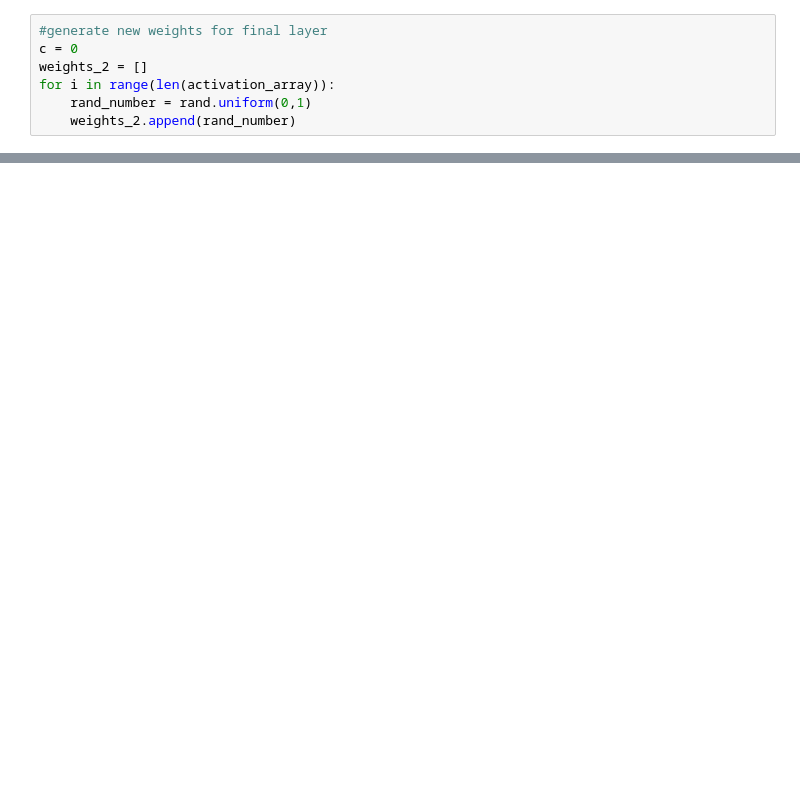
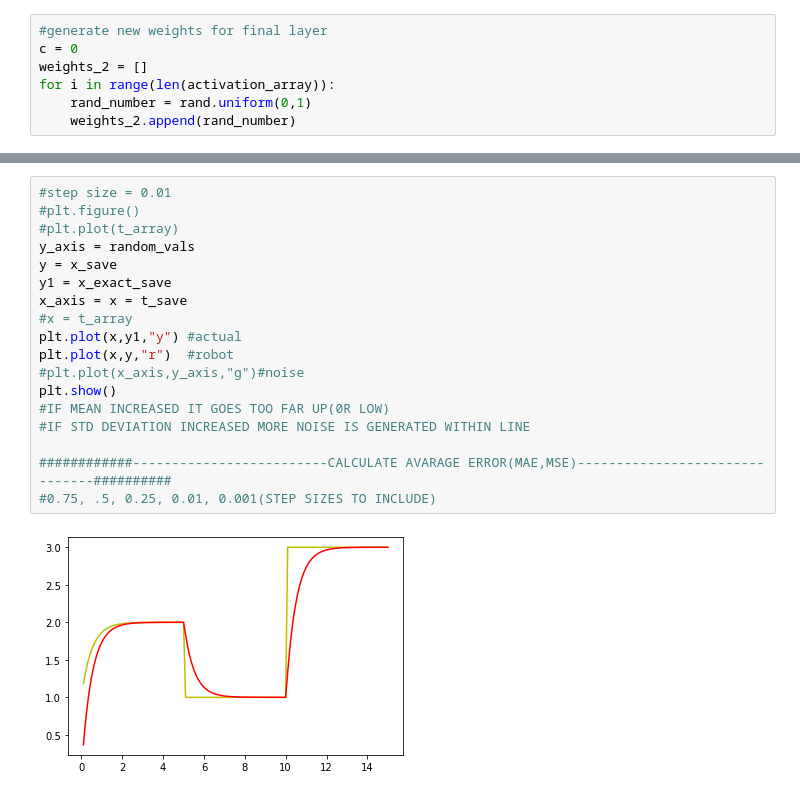
Before and after one commit to Kikumu/Computational-science-practice, a Jupyter notebook: Untitled.ipynb, the cells around one changed output, grey strips where cells are left out. Drawn from its saved outputs; the diff is of its cells as text; blank space fills up the shorter version.

```diff
--- a/Untitled.ipynb
+++ b/Untitled.ipynb
@@ -277,0 +278,20 @@ np.dot(activation_array,weights_2) #output
+# %%
+#step size = 0.01
+#plt.figure()
+#plt.plot(t_array)
+y_axis = random_vals
+y = x_save
+y1 = x_exact_save
+x_axis = x = t_save
+#x = t_array
+plt.plot(x,y1,"y") #actual
+plt.plot(x,y,"r")  #robot
+#plt.plot(x_axis,y_axis,"g")#noise
+plt.show()
+#IF MEAN INCREASED IT GOES TOO FAR UP(0R LOW)
+#IF STD DEVIATION INCREASED MORE NOISE IS GENERATED WITHIN LINE
+
+############-------------------------CALCULATE AVARAGE ERROR(MAE,MSE)-------------------------------##########
+#0.75, .5, 0.25, 0.01, 0.001(STEP SIZES TO INCLUDE)
+# %% [output]
+[figure, added]
```
Also changed, not shown: parts of 9 cells of this notebook, 2 other files.
